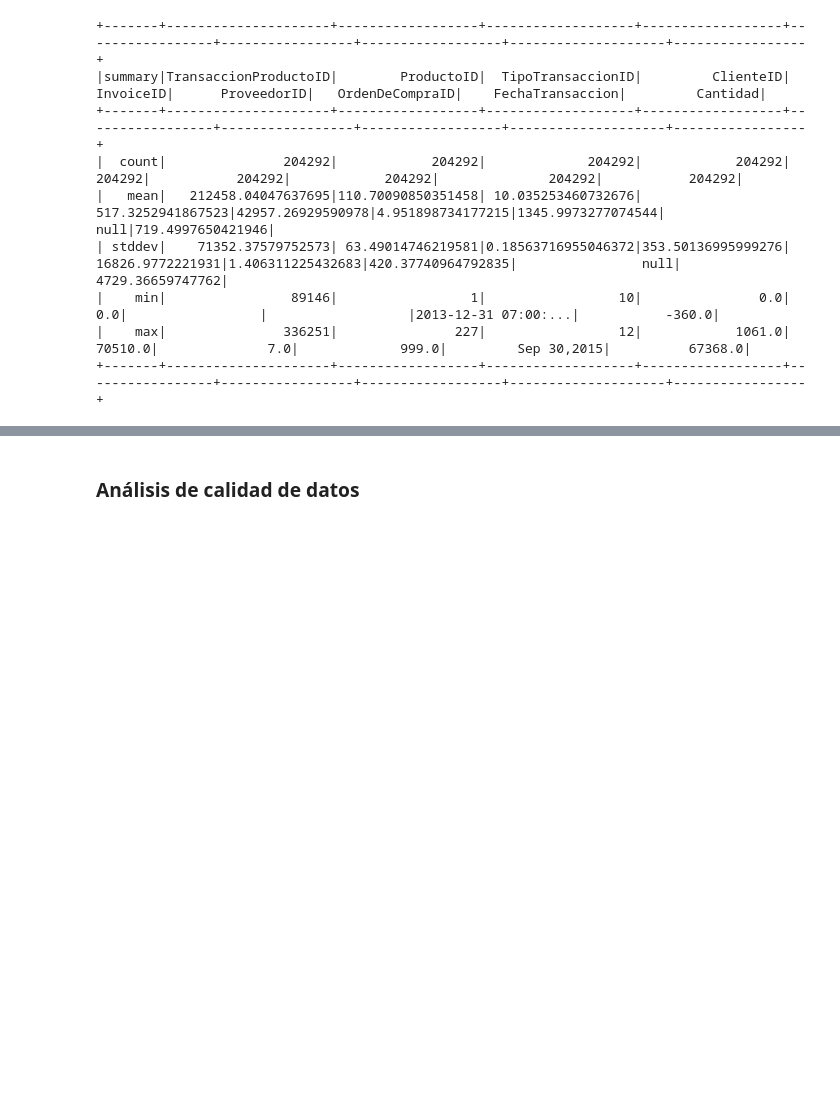
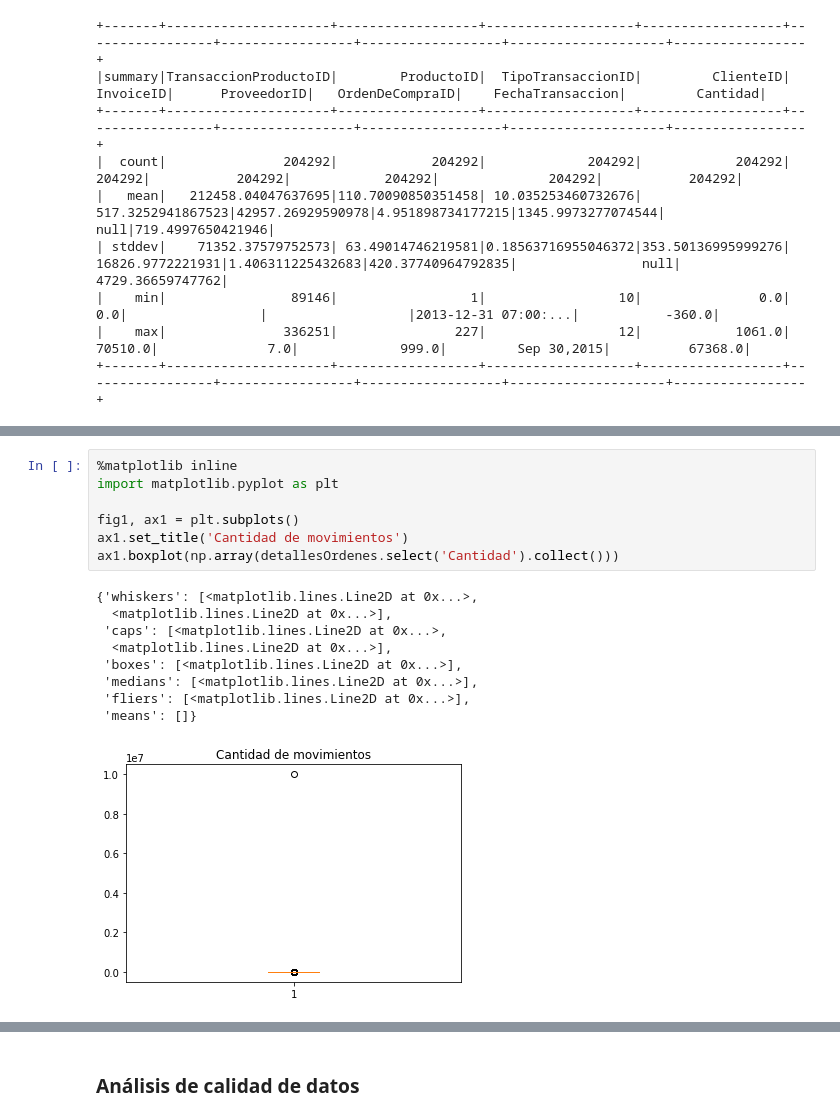
Before and after one commit to mateocdev/analisisymodelado, a Jupyter notebook: MISW-ETL-Entendimiento.ipynb, the cells around one changed output, grey strips where cells are left out. Saved outputs shown, nothing was run; the diff lists cells and outputs as text; blank space fills up the shorter version.

```diff
--- a/MISW-ETL-Entendimiento.ipynb
+++ b/MISW-ETL-Entendimiento.ipynb
@@ -895,0 +911,17 @@ movimientos.summary().show()
+# %%
+%matplotlib inline
+import matplotlib.pyplot as plt
+
+fig1, ax1 = plt.subplots()
+ax1.set_title('Cantidad de movimientos')
+ax1.boxplot(np.array(detallesOrdenes.select('Cantidad').collect()))
+# %% [output]
+{'whiskers': [<matplotlib.lines.Line2D at 0x...>,
+  <matplotlib.lines.Line2D at 0x...>],
+ 'caps': [<matplotlib.lines.Line2D at 0x...>,
+  <matplotlib.lines.Line2D at 0x...>],
+ 'boxes': [<matplotlib.lines.Line2D at 0x...>],
+ 'medians': [<matplotlib.lines.Line2D at 0x...>],
+ 'fliers': [<matplotlib.lines.Line2D at 0x...>],
+ 'means': []}
+[figure, added]
```
Also changed, not shown: parts of 13 cells of this notebook, 1 other file.
